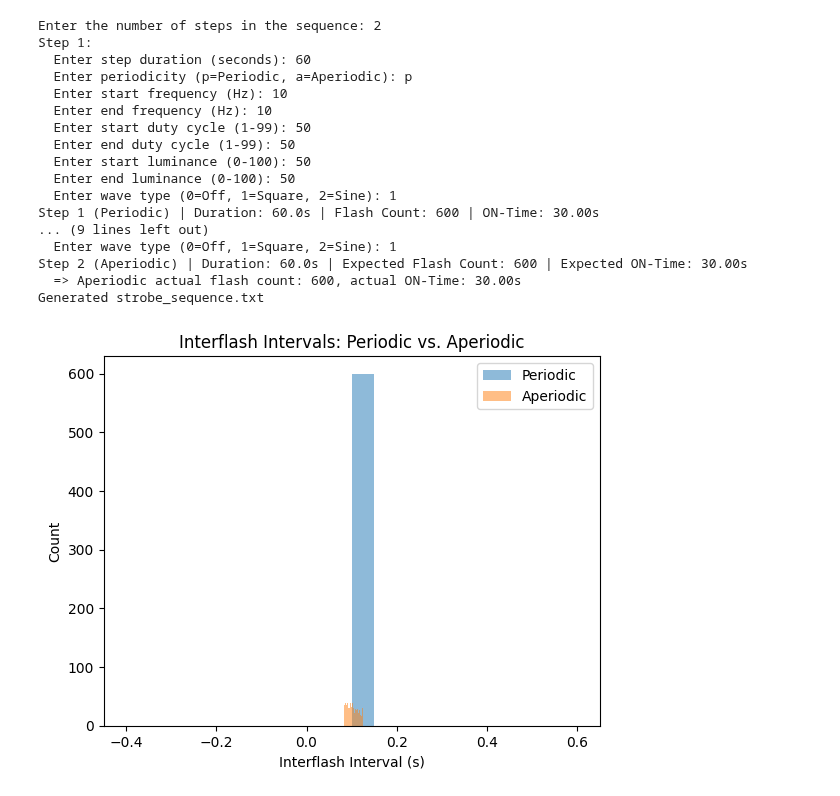
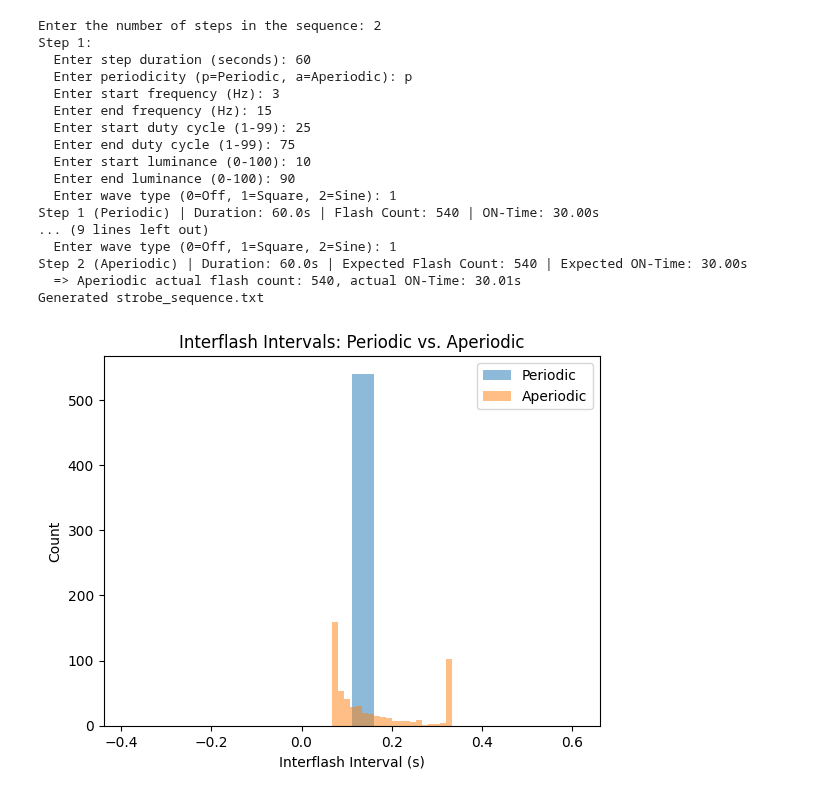
Before and after one commit to dannynacker/roX_gen, a Jupyter notebook: roX_gen_dither.ipynb, the cells around one changed output. Cells and saved outputs as stored; diff of their text form; code cells hidden in the pictures.

```diff
--- a/roX_gen_dither.ipynb
+++ b/roX_gen_dither.ipynb
@@ -177,7 +181,7 @@ def generate_strobe_sequence():
             print(f"Step {step_idx + 1} (Aperiodic) | Duration: {duration:.1f}s | Expected Flash Count: {expected_flashes} | Expected ON-Time: {expected_on_time:.2f}s")
 
             # Generate candidate flash parameters centered around the mean values.
-            candidate = generate_candidate_flash_params(mean_freq, mean_duty, expected_flashes, jitter_range_freq=2, jitter_range_duty=20, trials=1000)
+            candidate = generate_candidate_flash_params(mean_freq, mean_duty, expected_flashes, jitter_range_freq=7.92, jitter_range_duty=25, trials=1000)
             for flash_freq, _, _ in candidate:
                 aperiodic_intervals.append(1 / flash_freq)
 
@@ -219,40 +223,40 @@ def generate_strobe_sequence():
                     [flash_freq, flash_freq, flash_freq, flash_freq],
                     [flash_duty, flash_duty, flash_duty, flash_duty],
                     led_config,
                     [interp_intensity, interp_intensity, interp_intensity, interp_intensity]
                 )
                 output.append(stp_line)
 
     with open("strobe_sequence.txt", "w", encoding="utf-8", newline="") as f:
         f.write("\r\n".join(output))
     print("Generated strobe_sequence.txt")
 
     # Plot overlayed histograms of interflash intervals:
     plt.hist(periodic_intervals, bins=20, alpha=0.5, label="Periodic")
     plt.hist(aperiodic_intervals, bins=20, alpha=0.5, label="Aperiodic")
     plt.xlabel("Interflash Interval (s)")
     plt.ylabel("Count")
     plt.title("Interflash Intervals: Periodic vs. Aperiodic")
     plt.legend()
     plt.show()
 
 generate_strobe_sequence()
 # %% [output]
 Enter the number of steps in the sequence: 2
 Step 1:
   Enter step duration (seconds): 60
   Enter periodicity (p=Periodic, a=Aperiodic): p
-  Enter start frequency (Hz): 10
-  Enter end frequency (Hz): 10
-  Enter start duty cycle (1-99): 50
-  Enter end duty cycle (1-99): 50
-  Enter start luminance (0-100): 50
-  Enter end luminance (0-100): 50
+  Enter start frequency (Hz): 3
+  Enter end frequency (Hz): 15
+  Enter start duty cycle (1-99): 25
+  Enter end duty cycle (1-99): 75
+  Enter start luminance (0-100): 10
+  Enter end luminance (0-100): 90
   Enter wave type (0=Off, 1=Square, 2=Sine): 1
-Step 1 (Periodic) | Duration: 60.0s | Flash Count: 600 | ON-Time: 30.00s
+Step 1 (Periodic) | Duration: 60.0s | Flash Count: 540 | ON-Time: 30.00s
 ... (9 lines left out)
   Enter wave type (0=Off, 1=Square, 2=Sine): 1
-Step 2 (Aperiodic) | Duration: 60.0s | Expected Flash Count: 600 | Expected ON-Time: 30.00s
-  => Aperiodic actual flash count: 600, actual ON-Time: 30.00s
+Step 2 (Aperiodic) | Duration: 60.0s | Expected Flash Count: 540 | Expected ON-Time: 30.00s
+  => Aperiodic actual flash count: 540, actual ON-Time: 30.01s
 Generated strobe_sequence.txt
-[figure, old version]
+[figure, new version]
```
Also changed, not shown: parts of 3 cells of this notebook.
